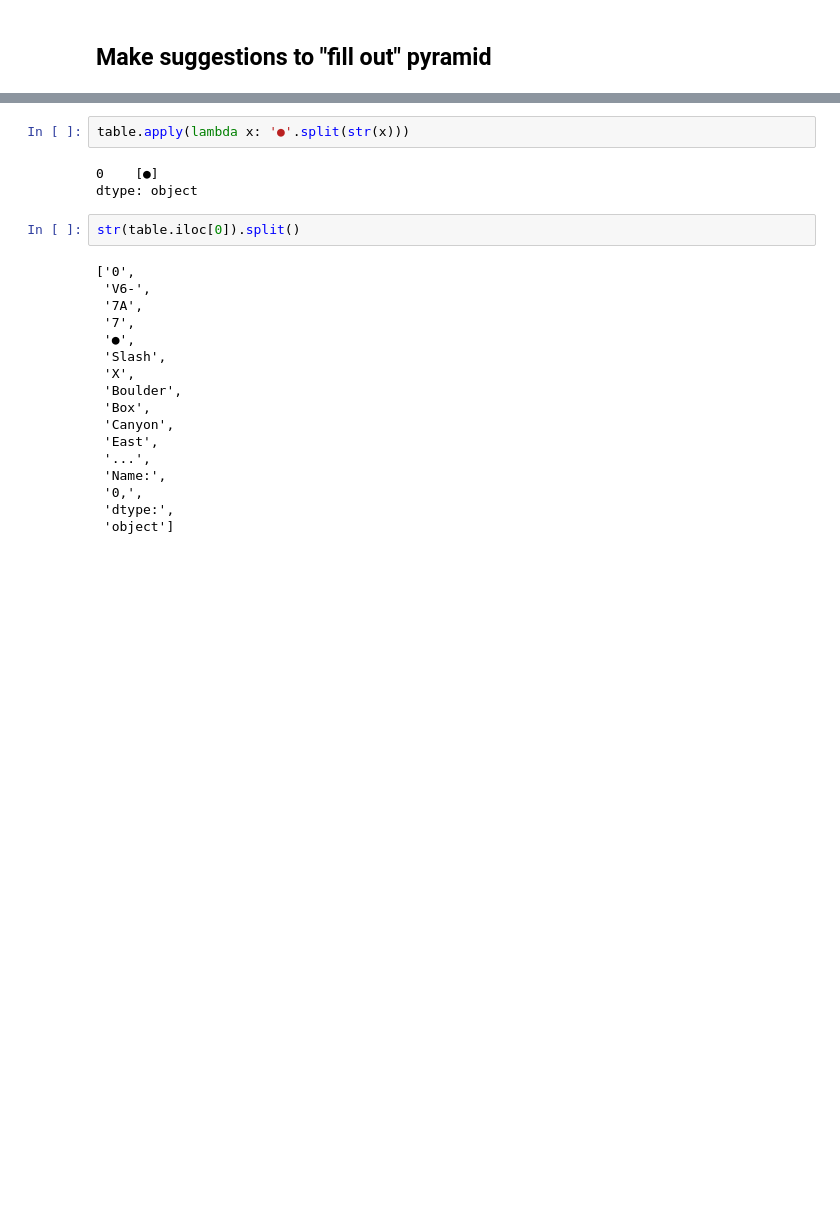
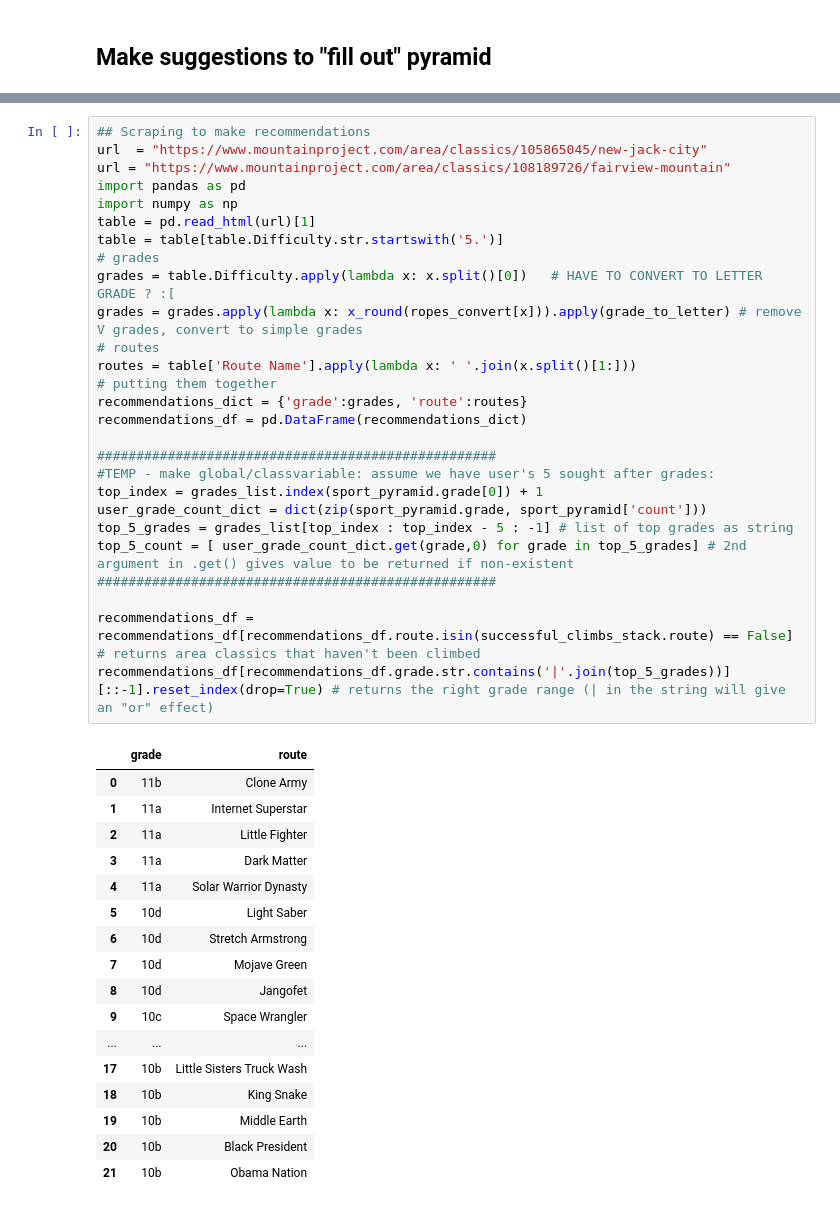
Before and after one commit to Tclack88/MountainProject, a Jupyter notebook: rp_os_pyramids.ipynb, the cells around one changed output, grey strips where cells are left out. Saved outputs shown, nothing was run; the diff lists cells and outputs as text; blank space fills up the shorter version.

```diff
--- a/rp_os_pyramids.ipynb
+++ b/rp_os_pyramids.ipynb
@@ -359,24 +277,45 @@ table[1]
-# %%
-table.apply(lambda x: '●'.split(str(x)))
-# %% [output]
-0    [●]
-dtype: object
-# %%
-str(table.iloc[0]).split()
-# %% [output]
-['0',
- 'V6-',
- '7A',
- '7',
- '●',
- 'Slash',
- 'X',
- 'Boulder',
- 'Box',
- 'Canyon',
- 'East',
- '...',
- 'Name:',
- '0,',
- 'dtype:',
- 'object']
+# %%
+## Scraping to make recommendations
+url  = "https://www.mountainproject.com/area/classics/105865045/new-jack-city"
+url = "https://www.mountainproject.com/area/classics/108189726/fairview-mountain"
+import pandas as pd
+import numpy as np
+table = pd.read_html(url)[1]
+table = table[table.Difficulty.str.startswith('5.')]
+# grades
+grades = table.Difficulty.apply(lambda x: x.split()[0])   # HAVE TO CONVERT TO LETTER GRADE ? :[
+grades = grades.apply(lambda x: x_round(ropes_convert[x])).apply(grade_to_letter) # remove V grades, convert to simple grades
+# routes
+routes = table['Route Name'].apply(lambda x: ' '.join(x.split()[1:]))
+# putting them together
+recommendations_dict = {'grade':grades, 'route':routes}
+recommendations_df = pd.DataFrame(recommendations_dict)
+
+###################################################
+#TEMP - make global/classvariable: assume we have user's 5 sought after grades:
+top_index = grades_list.index(sport_pyramid.grade[0]) + 1
+user_grade_count_dict = dict(zip(sport_pyramid.grade, sport_pyramid['count']))
+top_5_grades = grades_list[top_index : top_index - 5 : -1] # list of top grades as string
+top_5_count = [ user_grade_count_dict.get(grade,0) for grade in top_5_grades] # 2nd argument in .get() gives value to be returned if non-existent
+###################################################
+
+recommendations_df = recommendations_df[recommendations_df.route.isin(successful_climbs_stack.route) == False] # returns area classics that haven't been climbed
+recommendations_df[recommendations_df.grade.str.contains('|'.join(top_5_grades))][::-1].reset_index(drop=True) # returns the right grade range (| in the string will give an "or" effect)
+# %% [output]
+|  | grade | route |
+| 0 | 11b | Clone Army |
+| 1 | 11a | Internet Superstar |
+| 2 | 11a | Little Fighter |
+| 3 | 11a | Dark Matter |
+| 4 | 11a | Solar Warrior Dynasty |
+| 5 | 10d | Light Saber |
+| 6 | 10d | Stretch Armstrong |
+| 7 | 10d | Mojave Green |
+| 8 | 10d | Jangofet |
+| 9 | 10c | Space Wrangler |
+| ... | ... | ... |
+| 17 | 10b | Little Sisters Truck Wash |
+| 18 | 10b | King Snake |
+| 19 | 10b | Middle Earth |
+| 20 | 10b | Black President |
+| 21 | 10b | Obama Nation |
```
Also changed, not shown: parts of 14 cells of this notebook.
